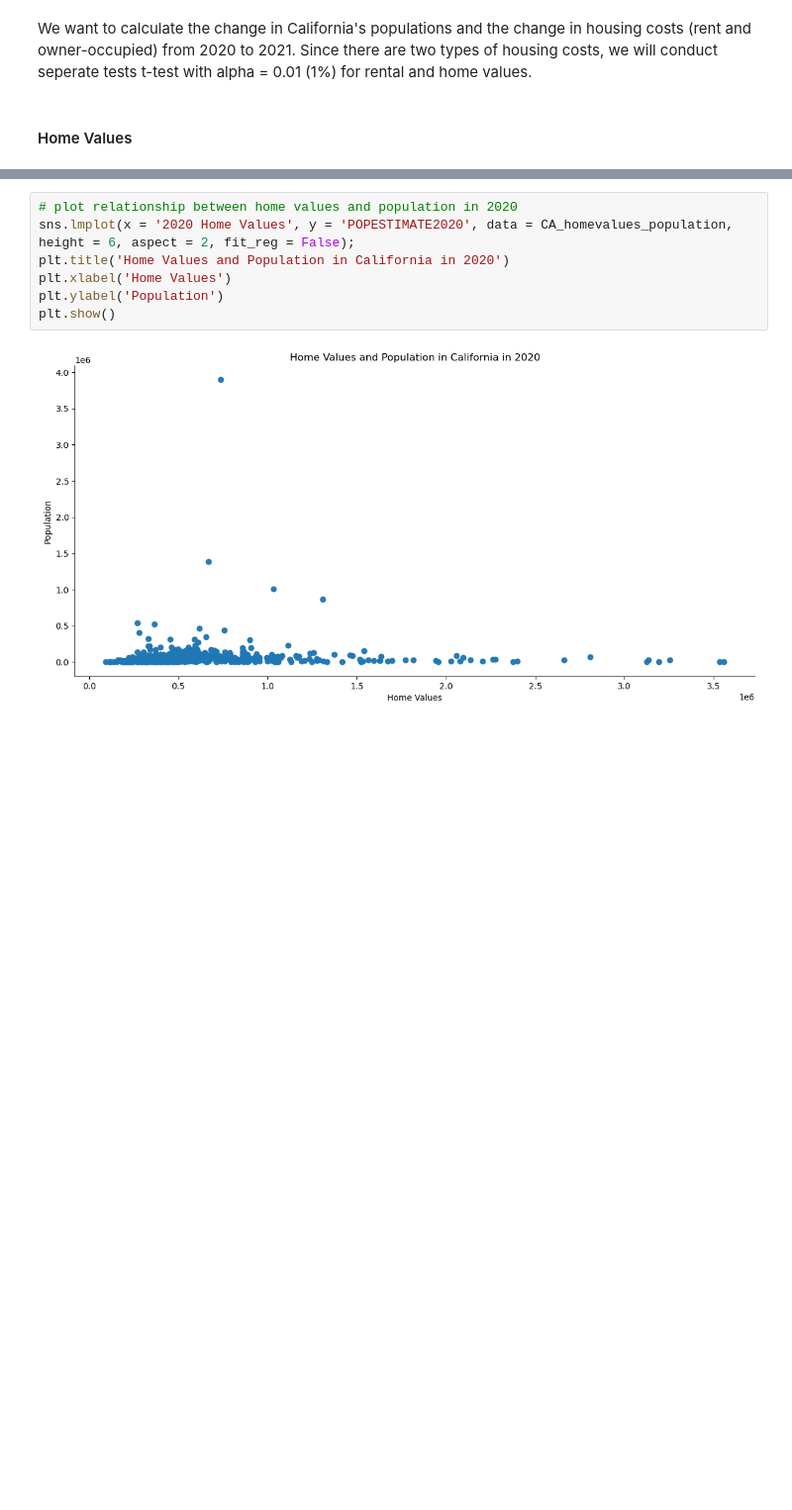
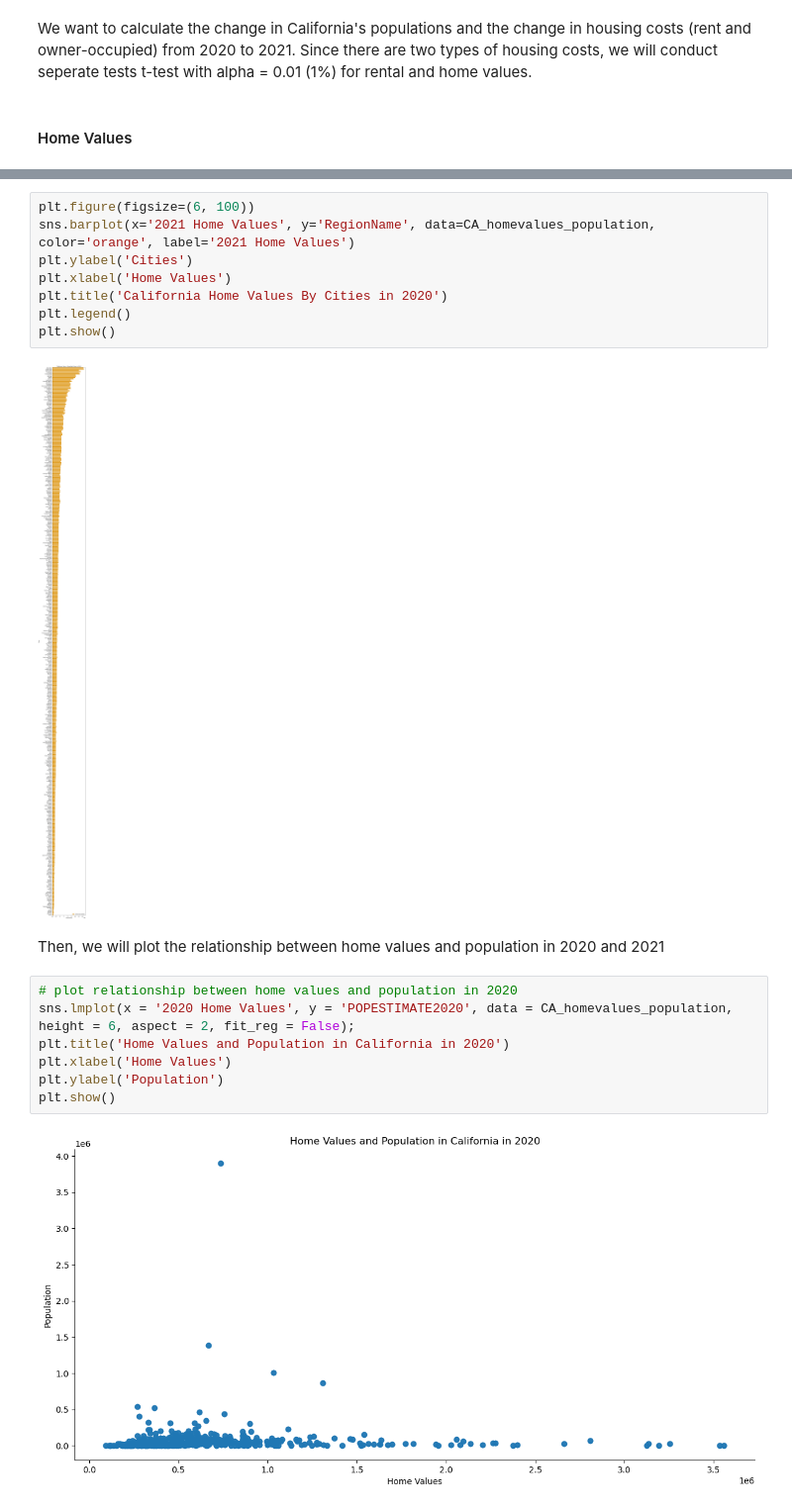
Before and after one commit to ahvuong/COGS108_Data_Science_In_Practice, a Jupyter notebook: EDACheckpointGroup_Sp23_AAA-H.ipynb, the cells around one changed output, grey strips where cells are left out. Shown at 99% size. Drawn from its saved outputs; the diff is of its cells as text; blank space fills up the shorter version.

```diff
--- a/EDACheckpointGroup_Sp23_AAA-H.ipynb
+++ b/EDACheckpointGroup_Sp23_AAA-H.ipynb
@@ -988,3 +1000,15 @@ CA_homevalues_population.head()
+# %%
+plt.figure(figsize=(6, 100))
+sns.barplot(x='2021 Home Values', y='RegionName', data=CA_homevalues_population, color='orange', label='2021 Home Values')
+plt.ylabel('Cities')
+plt.xlabel('Home Values')
+plt.title('California Home Values By Cities in 2020')
+plt.legend()
+plt.show()
+# %% [output]
+[figure, added]
+# %% [markdown]
+Then, we will plot the relationship between home values and population in 2020 and 2021
 # %%
 # plot relationship between home values and population in 2020
 sns.lmplot(x = '2020 Home Values', y = 'POPESTIMATE2020', data = CA_homevalues_population, height = 6, aspect = 2, fit_reg = False);
```
Also changed, not shown: parts of 13 cells of this notebook.
